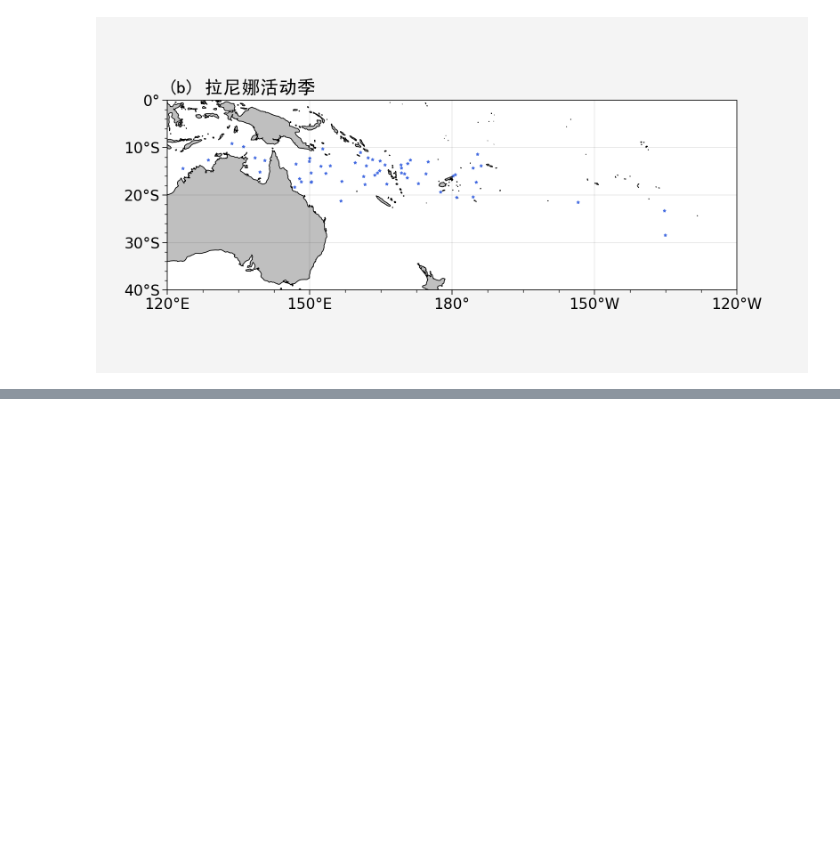
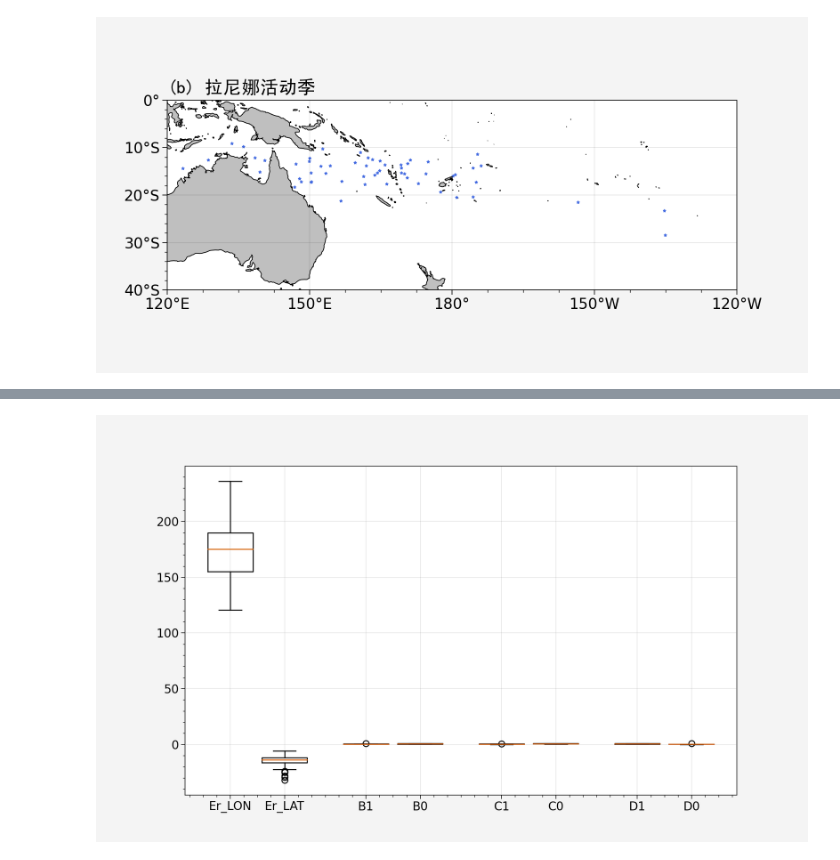
Before and after one commit to zeemeil/qixiang, a Jupyter notebook: Storm0402-MoreThan63.ipynb, the cells around one changed output, grey strips where cells are left out. Saved outputs shown, nothing was run; the diff lists cells and outputs as text; code cells hidden in the pictures; blank space fills up the shorter version.

```diff
--- a/Storm0402-MoreThan63.ipynb
+++ b/Storm0402-MoreThan63.ipynb
@@ -472,0 +489,24 @@ See the caveats in the documentation: https://pandas.pydata.org/pandas-docs/stab
+# %%
+
+import matplotlib.pyplot as plt
+
+
+df = pd.DataFrame(np.random.rand(10,4), columns=list('ABCD'))
+df['E'] = [1, 2, 1, 1, 1, 2, 1, 2, 2, 1]
+
+mask_e = df['E'] == 1
+
+# prepare data
+data_to_plot = [df_er['LON'], df_er['LAT'],
+                df[mask_e]['B'], df[~mask_e]['B'],
+                df[mask_e]['C'], df[~mask_e]['C'],
+                df[mask_e]['D'], df[~mask_e]['D']]
+
+# Positions defaults to range(1, N+1) where N is the number of boxplot to be drawn.
+# we will move them a little, to visually group them
+plt.figure(figsize=(10, 6))
+box = plt.boxplot(data_to_plot,
+                  positions=[1, 1.6, 2.5, 3.1, 4, 4.6, 5.5, 6.1],
+                  labels=['Er_LON','Er_LAT','B1','B0','C1','C0','D1','D0'])
+# %% [output]
+[figure, added]
```
Also changed, not shown: parts of 11 cells of this notebook, 38 other files.
